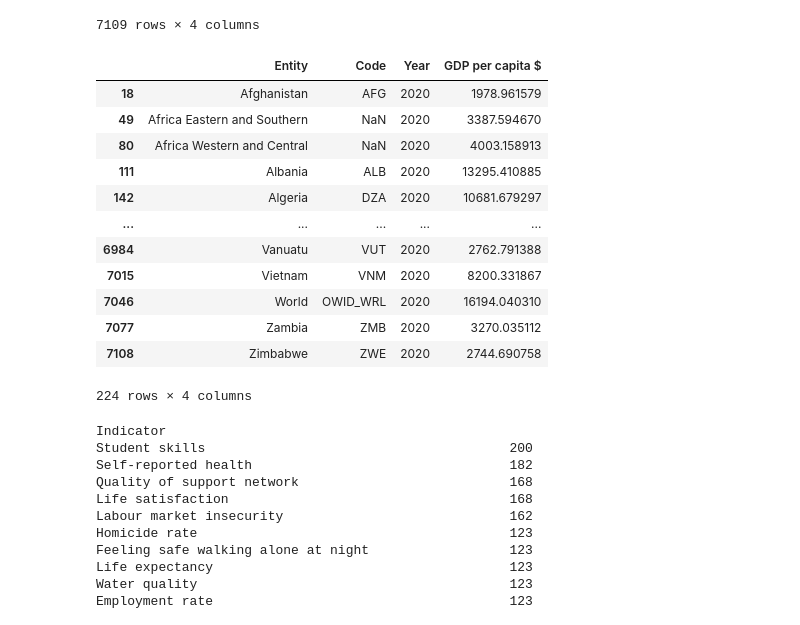
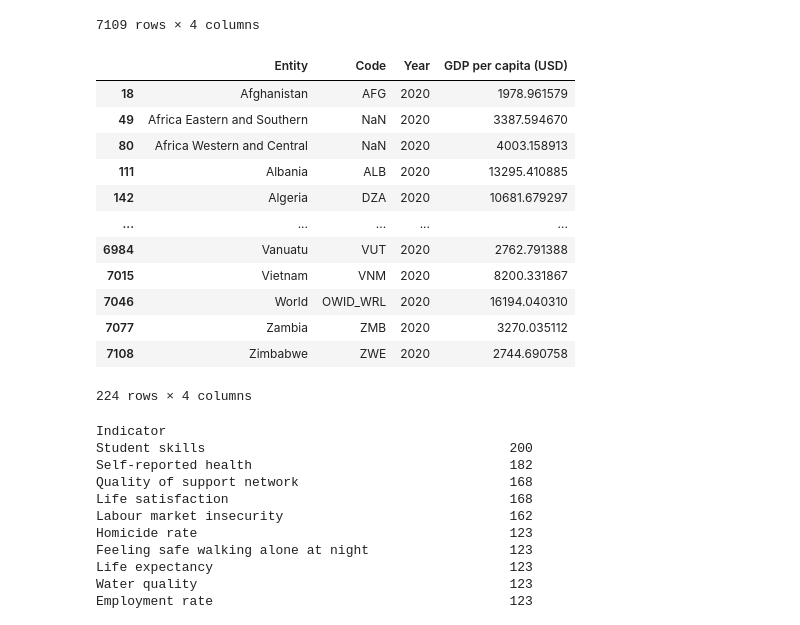
Before and after one commit to cichykuba63/WDU, a Jupyter notebook: notebook_1.ipynb, the cells around one changed output. Cells and saved outputs as stored; diff of their text form; code cells hidden in the pictures.

```diff
--- a/notebook_1.ipynb
+++ b/notebook_1.ipynb
@@ -50,10 +48,10 @@ display(gdp_per_capita)
 # %%
 gdp_per_capita_2020 = gdp_per_capita[gdp_per_capita["Year"]==2020]
 gdp_per_capita_2020 = gdp_per_capita_2020.rename(
-    columns={"GDP per capita, PPP (constant 2017 international $)": "GDP per capita $"})
+    columns={"GDP per capita, PPP (constant 2017 international $)": "GDP per capita (USD)"})
 gdp_per_capita_2020
 # %% [output]
-|  | Entity | Code | Year | GDP per capita $ |
+|  | Entity | Code | Year | GDP per capita (USD) |
 | 18 | Afghanistan | AFG | 2020 | 1978.961579 |
 | 49 | Africa Eastern and Southern | NaN | 2020 | 3387.594670 |
 | 80 | Africa Western and Central | NaN | 2020 | 4003.158913 |
```
Also changed, not shown: parts of 10 cells of this notebook, 1 other file.
